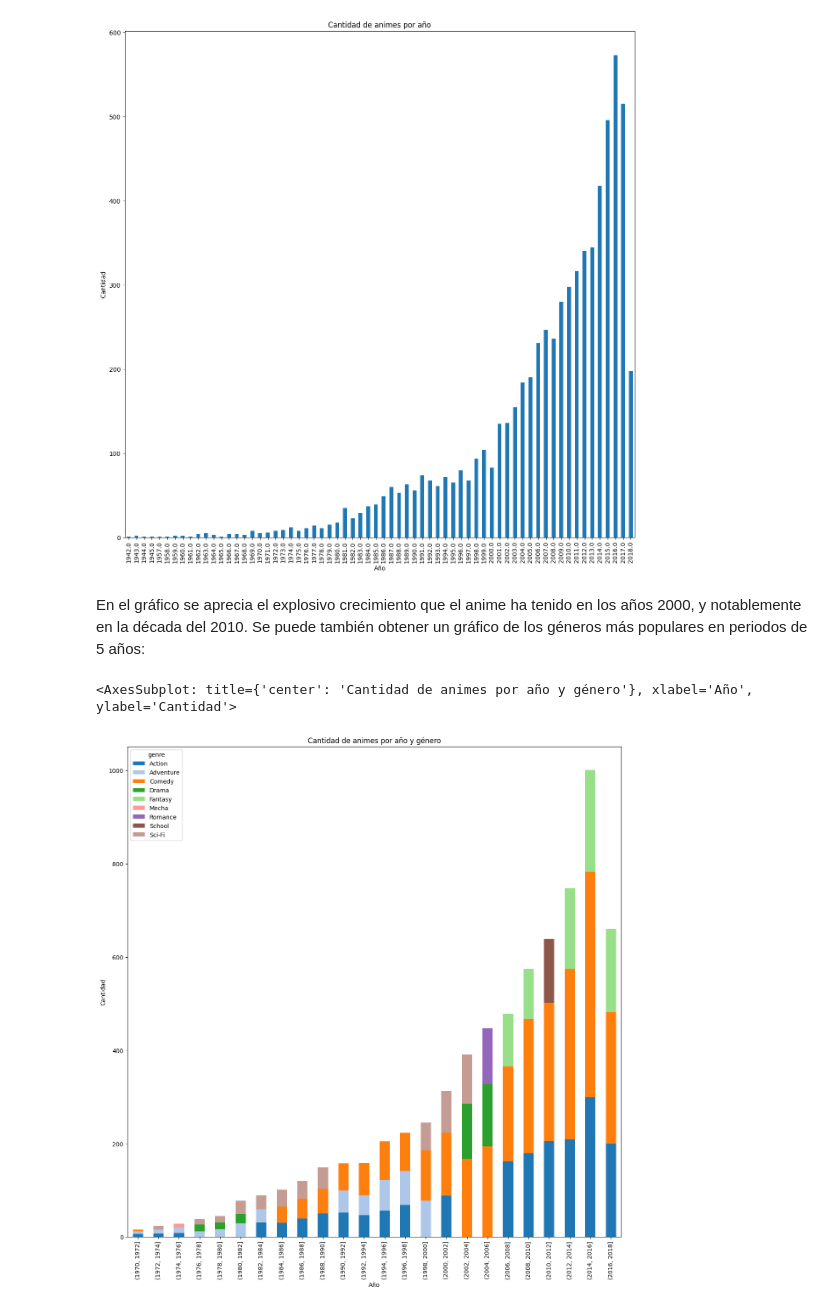
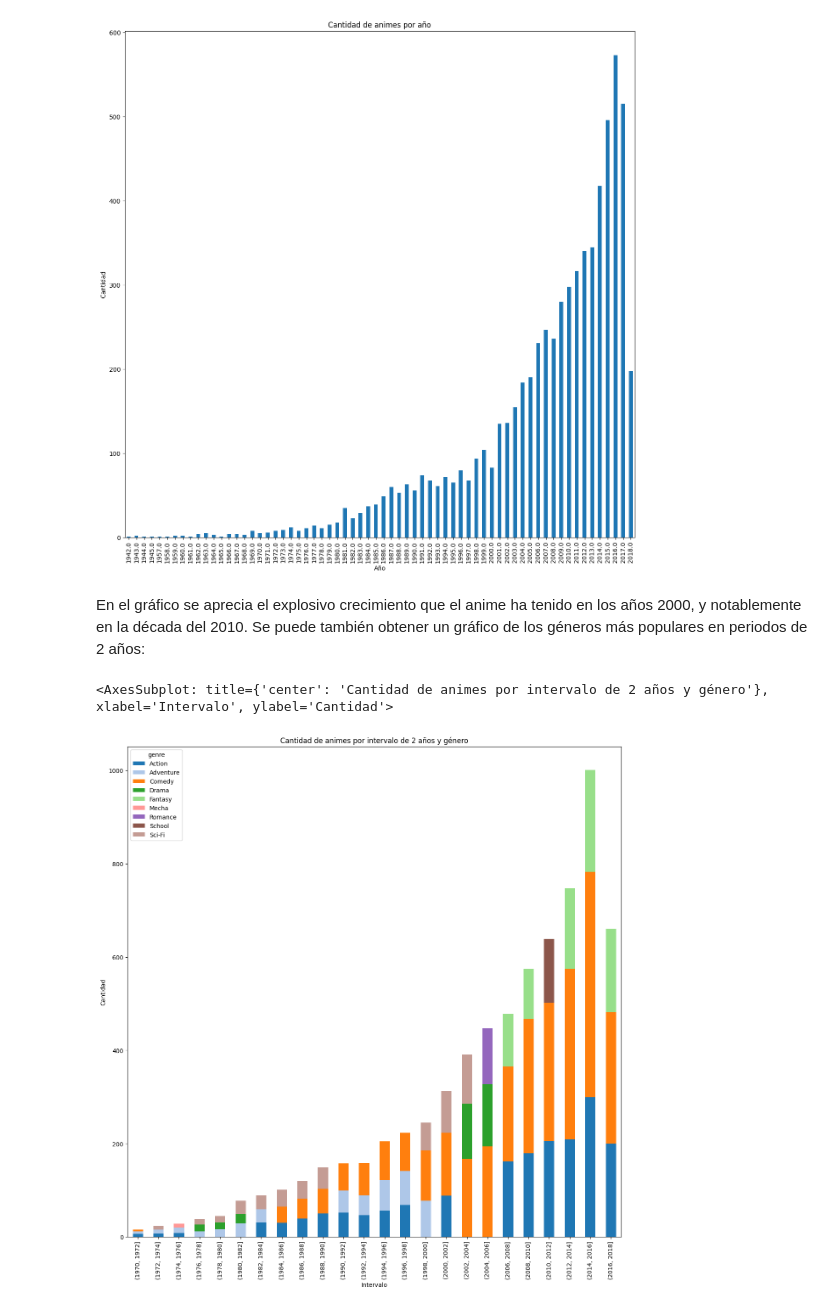
Before and after one commit to bigkwii/CC5205-2022-2-grupo-15, a Jupyter notebook: hito1.ipynb, the cells around one changed output. Saved outputs shown, nothing was run; the diff lists cells and outputs as text; code cells hidden in the pictures.

```diff
--- a/hito1.ipynb
+++ b/hito1.ipynb
@@ -277,26 +277,26 @@ anime_cleaned.groupby("aired_from_year").size().plot.bar(xlabel="Año", ylabel="
 [figure]
 # %% [markdown]
 En el gráfico se aprecia el explosivo crecimiento que el anime ha tenido en los años 2000, y notablemente en la década del 2010.
-Se puede también obtener un gráfico de los géneros más populares en periodos de 5 años:
+Se puede también obtener un gráfico de los géneros más populares en periodos de 2 años:
 # %%
 # Se separan los generos primero en filas distintas y luego se pasan a columnas para poder graficarlas.
 anime_genres = anime_cleaned["genre"].str.split(", ", expand=True).stack().reset_index(level=1, drop=True).rename("genre")
 anime_genres = anime_cleaned.drop("genre", axis=1).join(anime_genres)
 anime_genres = anime_genres.groupby(["aired_from_year", "genre"]).size().unstack()
-# Se agrupan por cada 5 años, partiendo en 1960. Se ignoran los que vienen antes pues son muy pocos datos y no se aprecian en el gráfico
+# Se agrupan por cada 2 años, partiendo en 1960. Se ignoran los que vienen antes pues son muy pocos datos y no se aprecian en el gráfico
 # (como se puede ver en el gráfico de cantidad de animes por año).
 anime_genres = anime_genres.groupby(pd.cut(anime_genres.index, np.arange(1970, 2020, 2))).sum()
 
 # Obtenemos los 3 más populares por año, el resto se quedará como NaN
 anime_genres = anime_genres.apply(lambda x: x.nlargest(3), axis=1)
 
 #
 
 
 # Plot
 colormap = plt.cm.tab20
 colors = [colormap(i) for i in np.linspace(0.0, 1.0, 15)]
-anime_genres.plot.bar(stacked=True, xlabel="Año", ylabel="Cantidad", title="Cantidad de animes por año y género", figsize=(15, 15), color=colors)
+anime_genres.plot.bar(stacked=True, xlabel="Intervalo", ylabel="Cantidad", title="Cantidad de animes por intervalo de 2 años y género", figsize=(15, 15), color=colors)
 # %% [output]
-<AxesSubplot: title={'center': 'Cantidad de animes por año y género'}, xlabel='Año', ylabel='Cantidad'>
+<AxesSubplot: title={'center': 'Cantidad de animes por intervalo de 2 años y género'}, xlabel='Intervalo', ylabel='Cantidad'>
-[figure, old version]
+[figure, new version]
```
